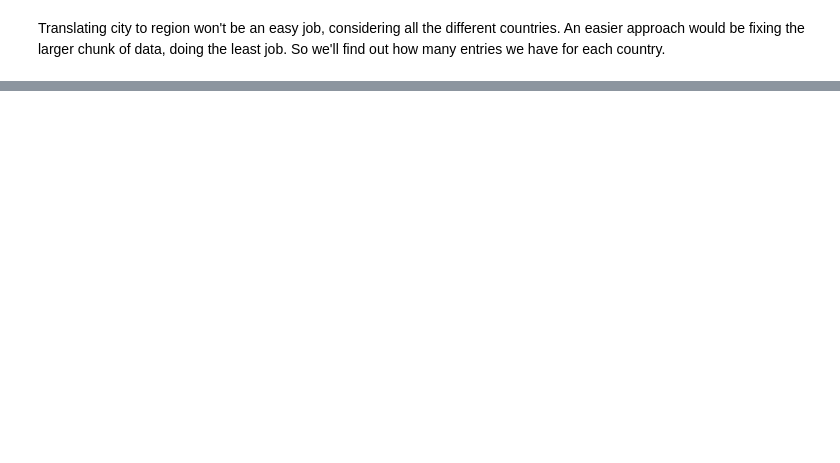
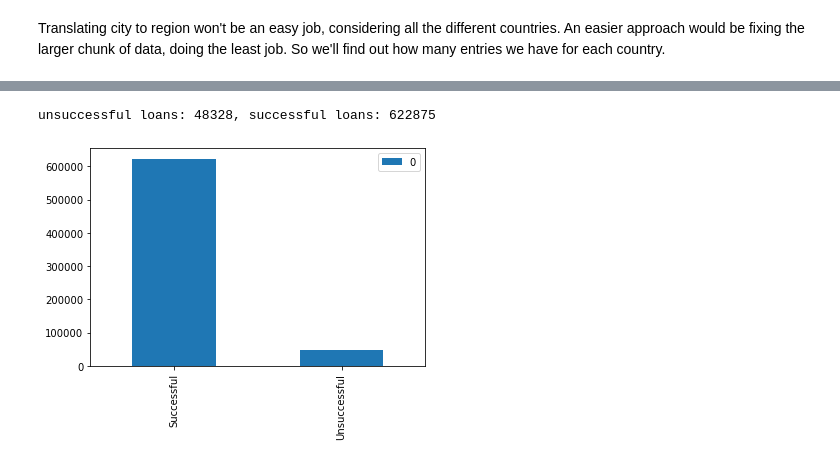
Before and after one commit to talgithub10/kiva, a Jupyter notebook: kiva.ipynb, the cells around one changed output, grey strips where cells are left out. Saved outputs shown, nothing was run; the diff lists cells and outputs as text; code cells hidden in the pictures; blank space fills up the shorter version.

```diff
--- a/kiva.ipynb
+++ b/kiva.ipynb
@@ -432,0 +201,15 @@ We trained a very first model as a POC. The initial results indicate that there
+# %%
+import json
+with open(r"datasets/regions.json", 'r') as fp:
+    _, resolved_regions = json.load(fp).values()
+
+def region_solver(x):
+    if pd.isna(x.region):
+        return 0
+    new_region = resolved_regions[f'{x.country}, {x.region}']
+    if isinstance(new_region, int):
+        return 0
+    return new_region
+
+resolved = loans.progress_apply(region_solver, axis=1)
+loans['region_new'] = resolved
@@ -432,0 +224,12 @@ We trained a very first model as a POC. The initial results indicate that there
+# %%
+loans_with_region_df = loans.query("region_new != 0")
+loans_without_region_df = loans.query("region_new == 0")
+
+loans_with_region_df = pd.merge(loans_with_region_df, mpi_region, left_on=['country','region_new'], right_on=['Country', "Sub-national region"])
+
+loans = pd.concat([loans_with_region_df, loans_without_region_df])
+
+fill_missing_values('MPI National', 0)
+fill_missing_values('MPI Regional', 0)
+fill_missing_values('Headcount Ratio Regional', 0)
+fill_missing_values('Intensity of deprivation Regional', 0)
@@ -432,0 +246,2 @@ We trained a very first model as a POC. The initial results indicate that there
+# %%
+loans = pd.merge(loans, mpi_country, right_on='Country', left_on='country', how="left")
@@ -432,0 +274,11 @@ We trained a very first model as a POC. The initial results indicate that there
+# %%
+import seaborn as sns
+
+unsuccessful_loans_df = loans[loans['funded_amount'] < loans['loan_amount']]
+successful_loans_df = loans[loans['funded_amount'] == loans['loan_amount']]
+print(f'unsuccessful loans: {len(unsuccessful_loans_df)}, successful loans: {len(successful_loans_df)}')
+
+ax = pd.DataFrame([len(successful_loans_df), len(unsuccessful_loans_df)], index=["Successful", "Unsuccessful"]).plot(kind="bar")
+# %% [output]
+unsuccessful loans: 48328, successful loans: 622875
+[figure, added]
```
Also changed, not shown: parts of 183 cells of this notebook.
